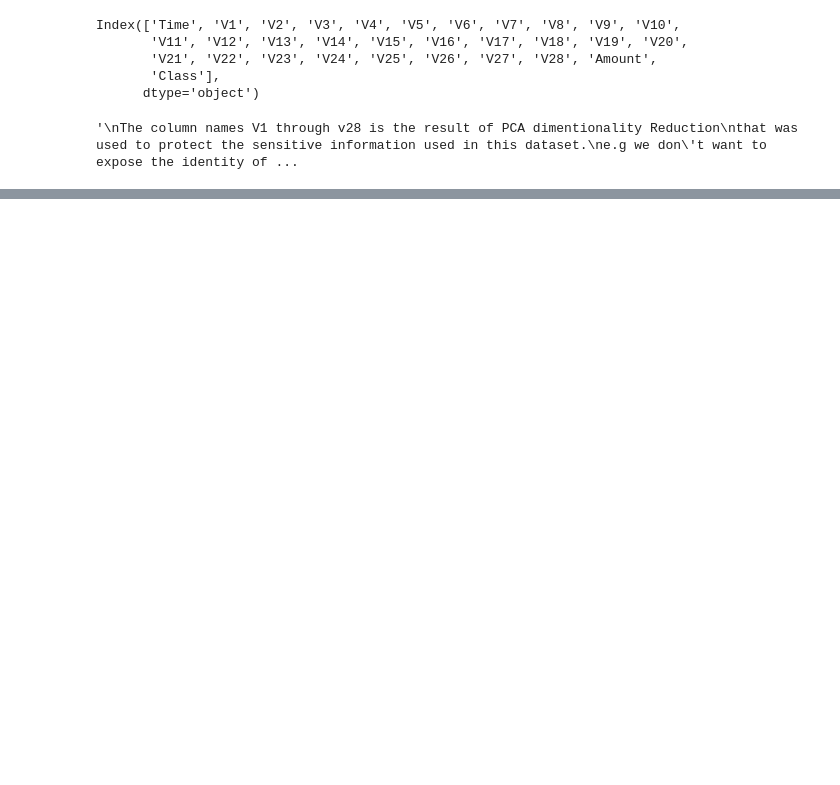
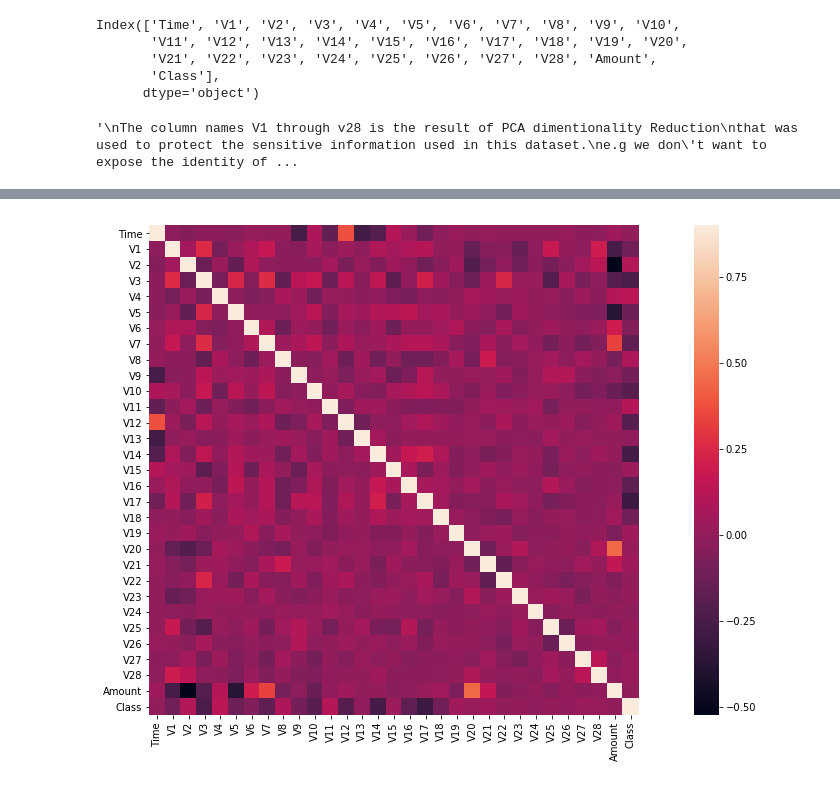
Before and after one commit to gayatripingale/p3_CC-Fraud-Detection, a Jupyter notebook: cc_fraud_detection.ipynb, the cells around one changed output, grey strips where cells are left out. Cells and saved outputs as stored; diff of their text form; code cells hidden in the pictures; blank space fills up the shorter version.

```diff
--- a/cc_fraud_detection.ipynb
+++ b/cc_fraud_detection.ipynb
@@ -35,0 +133,7 @@ print(data.shape)
+# %%
+corrmat = data.corr()
+fig = plt.figure(figsize = (20,9))
+sns.heatmap(corrmat, vmax = .9, square = True)
+plt.show()
+# %% [output]
+[figure, added]
```
Also changed, not shown: parts of 21 cells of this notebook, 3 other files.
